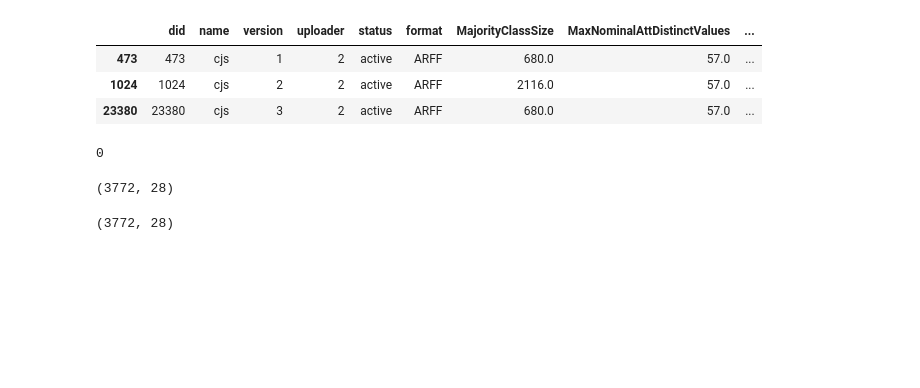
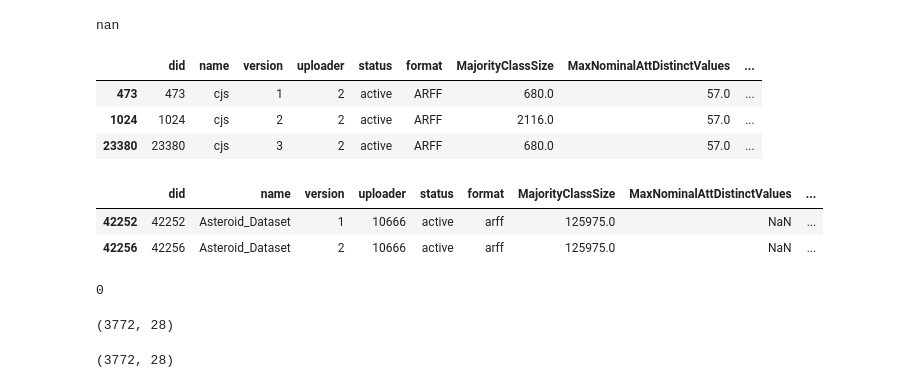
Before and after one commit to Hebog/dataset_similarity, a Jupyter notebook: PYMFE testing.ipynb, the cells around one changed output. Saved outputs shown, nothing was run; the diff lists cells and outputs as text; code cells hidden in the pictures; blank space fills up the shorter version.

```diff
--- a/PYMFE testing.ipynb
+++ b/PYMFE testing.ipynb
@@ -75,3 +246,7 @@ False
+# %%
+np.mean([np.nan, np.nan])
+# %% [output]
+nan
 # %%
 openml_df = openml.datasets.list_datasets(output_format="dataframe")
 openml_df[openml_df['name'] == 'cjs']
@@ -80,6 +255,12 @@ openml_df[openml_df['name'] == 'cjs']
 | 473 | 473 | cjs | 1 | 2 | active | ARFF | 680.0 | 57.0 | ... |
 | 1024 | 1024 | cjs | 2 | 2 | active | ARFF | 2116.0 | 57.0 | ... |
 | 23380 | 23380 | cjs | 3 | 2 | active | ARFF | 680.0 | 57.0 | ... |
+# %%
+openml_df[openml_df['name'] == 'Asteroid_Dataset']
+# %% [output]
+|  | did | name | version | uploader | status | format | MajorityClassSize | MaxNominalAttDistinctValues | ... |
+| 42252 | 42252 | Asteroid_Dataset | 1 | 10666 | active | arff | 125975.0 | NaN | ... |
+| 42256 | 42256 | Asteroid_Dataset | 2 | 10666 | active | arff | 125975.0 | NaN | ... |
 # %%
 sum(~X['TBG'].isna())
 # %% [output]
```
Also changed, not shown: parts of 5 cells of this notebook, 6 other files.
